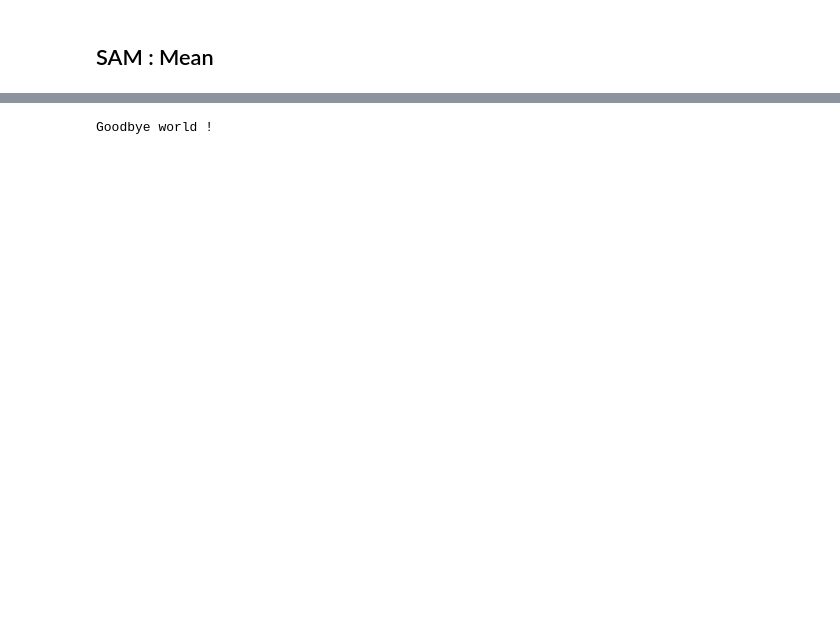
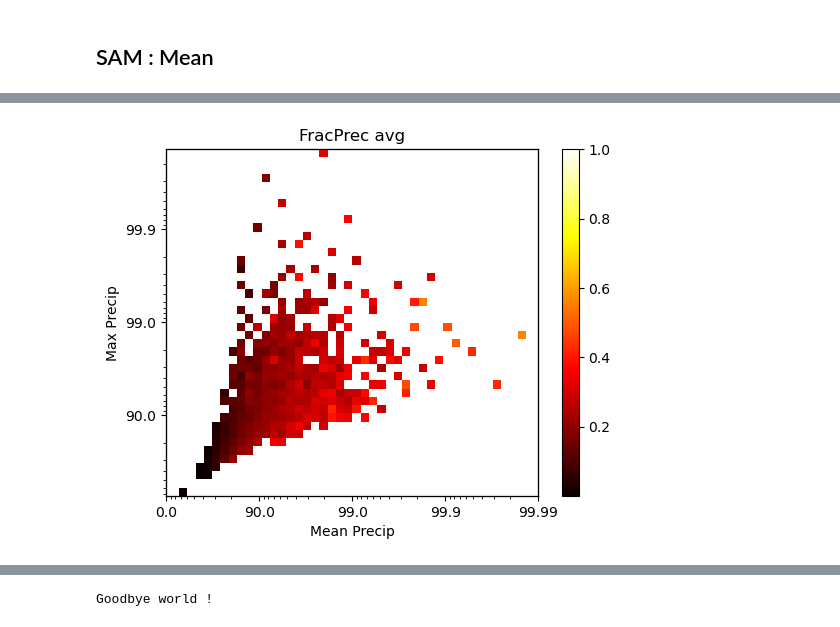
Before and after one commit to bfildier/stage-2023-multiscale-extremes, a Jupyter notebook: scripts/extremesRelation.ipynb, the cells around one changed output, grey strips where cells are left out. Cells and saved outputs as stored; diff of their text form; code cells hidden in the pictures; blank space fills up the shorter version.

```diff
--- a/scripts/extremesRelation.ipynb
+++ b/scripts/extremesRelation.ipynb
@@ -202,0 +30,2 @@ plt.show()
+# %%
+ds_SAM_Prec_max = xr.open_dataset(f"../outputs/rcemip_prec_1°x1day_remeshed_by_max_with_300K_for_{n_days}days.nc")["Prec"].to_numpy()
@@ -202,0 +63,5 @@ plt.show()
+# %%
+# Exploratory data
+FracPrec = xr.open_dataarray("/home/mcarenso/code/stage-2023-multiscale-extremes/outputs/rcemip_prec_1°x1day_remeshed_by_fracPrec_with_300K_for_20days.nc")
+VertSpeed = xr.open_dataarray("/home/mcarenso/code/stage-2023-multiscale-extremes/outputs/rcemip_w_1°x1day_remeshed_by_mean_with_300K_for_20days.nc")
+VertSpeed_by_MCS = xr.open_dataarray("/home/mcarenso/code/stage-2023-multiscale-extremes/outputs/rcemip_w_1°x1day_remeshed_by_mean_by_MCS__with_300K_for_20days.nc")
@@ -202,0 +90,16 @@ plt.show()
+# %%
+# Show joint distribution
+# frame IL
+fig,ax = plt.subplots(figsize=(6,4.5))
+ax_show = ax.twinx().twiny()
+ax = setFrameIL(ax, dist_SAM_Prec_mean.ranks, dist_SAM_Prec_max.ranks, xlabel = "Mean Precip", ylabel = "Max Precip") ## the given ax object must not be ax_show.
+
+# values
+Z = FracPrec_densified.T
+h = showJointHistogram(ax_show, Z, scale = 'lin', cmap = 'hot') ## Here the given ax object must be ax_show. that's what it means "regardless of preset frame and ticks"
+
+plt.title("FracPrec avg")
+plt.colorbar(h)
+plt.show()
+# %% [output]
+[figure, added]
```
Also changed, not shown: parts of 68 cells of this notebook, 17 other files.
